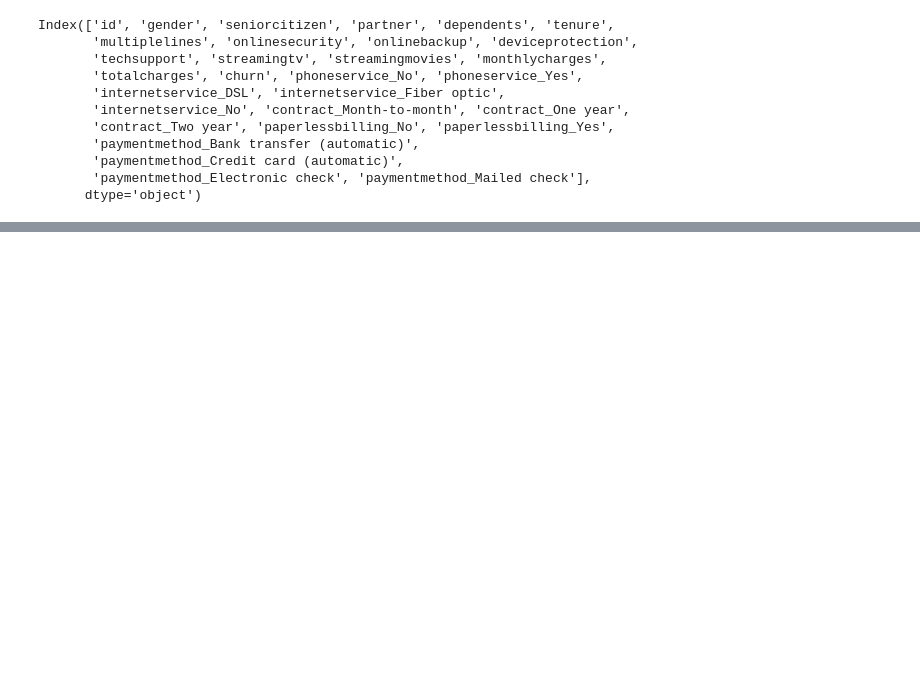
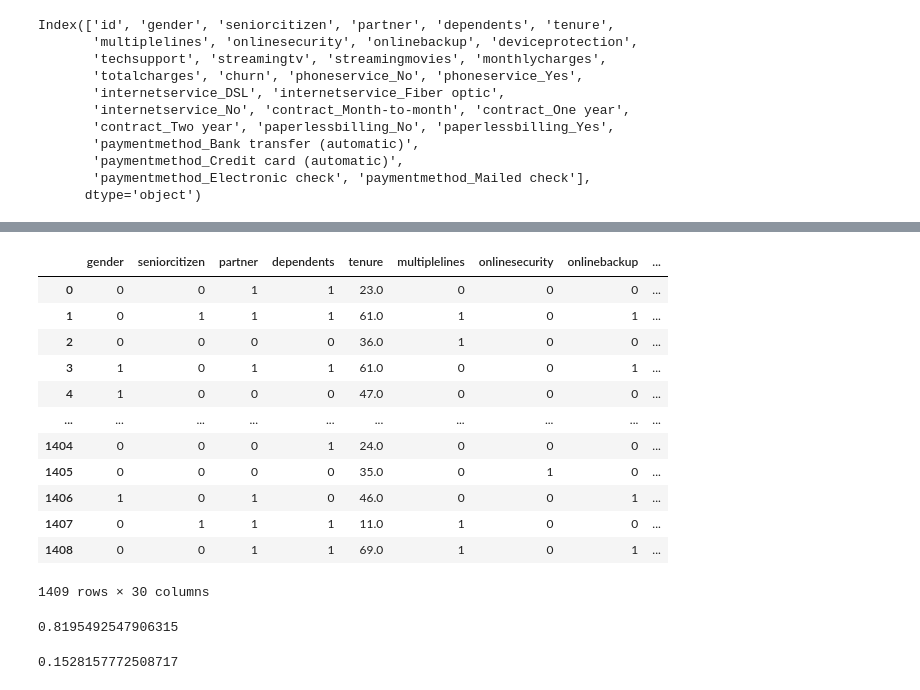
Before and after one commit to jjefferson2006/DSWP_JJ_altera, a Jupyter notebook: desafio_analise_5_ordenado.ipynb, the cells around one changed output, grey strips where cells are left out. Drawn from its saved outputs; the diff is of its cells as text; code cells hidden in the pictures; blank space fills up the shorter version.

```diff
--- a/desafio_analise_5_ordenado.ipynb
+++ b/desafio_analise_5_ordenado.ipynb
@@ -741,0 +806,2 @@ tuned_lr = tune_model(lr)
+# %%
+catbost = create_model('catboost')
@@ -741,0 +822,2 @@ tuned_lr = tune_model(lr)
+# %%
+tuned_cat = tune_model(catbost)
@@ -742,10 +838,28 @@ tuned_lr = tune_model(lr)
 # %%
-predic = predict_model(tuned_gbc, data = df_test_dumy)
+predic = predict_model(tuned_cat, data = df_test_dumy)
 predic
+# %% [output]
+|  | gender | seniorcitizen | partner | dependents | tenure | multiplelines | onlinesecurity | onlinebackup | ... |
+| 0 | 0 | 0 | 1 | 1 | 23.0 | 0 | 0 | 0 | ... |
+| 1 | 0 | 1 | 1 | 1 | 61.0 | 1 | 0 | 1 | ... |
+| 2 | 0 | 0 | 0 | 0 | 36.0 | 1 | 0 | 0 | ... |
+| 3 | 1 | 0 | 1 | 1 | 61.0 | 0 | 0 | 1 | ... |
+| 4 | 1 | 0 | 0 | 0 | 47.0 | 0 | 0 | 0 | ... |
+| ... | ... | ... | ... | ... | ... | ... | ... | ... | ... |
+| 1404 | 0 | 0 | 0 | 1 | 24.0 | 0 | 0 | 0 | ... |
+| 1405 | 0 | 0 | 0 | 0 | 35.0 | 0 | 1 | 0 | ... |
+| 1406 | 1 | 0 | 1 | 0 | 46.0 | 0 | 0 | 1 | ... |
+| 1407 | 0 | 1 | 1 | 1 | 11.0 | 1 | 0 | 0 | ... |
+| 1408 | 0 | 0 | 1 | 1 | 69.0 | 1 | 0 | 1 | ... |
+1409 rows × 30 columns
 # %%
 predic['Score'].mean()
+# %% [output]
+0.8195492547906315
 # %%
 predic['Score'].std()
+# %% [output]
+0.1528157772508717
 # %%
 pred_val = predic['Label']
 # %%
```
Also changed, not shown: parts of 46 cells of this notebook.
